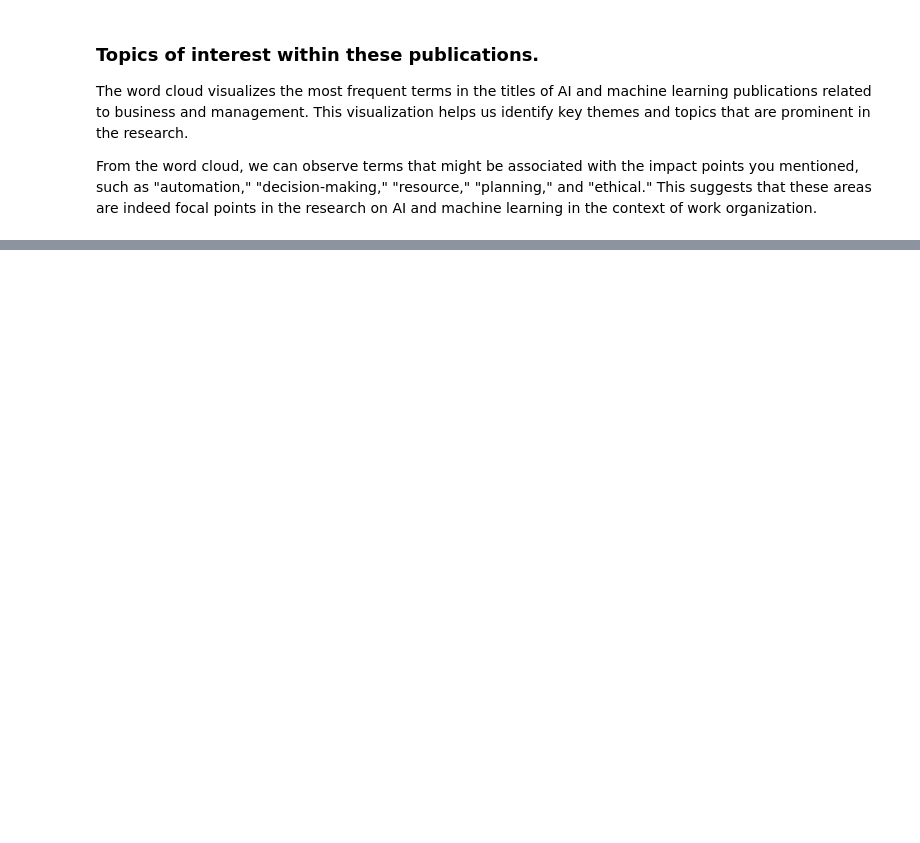
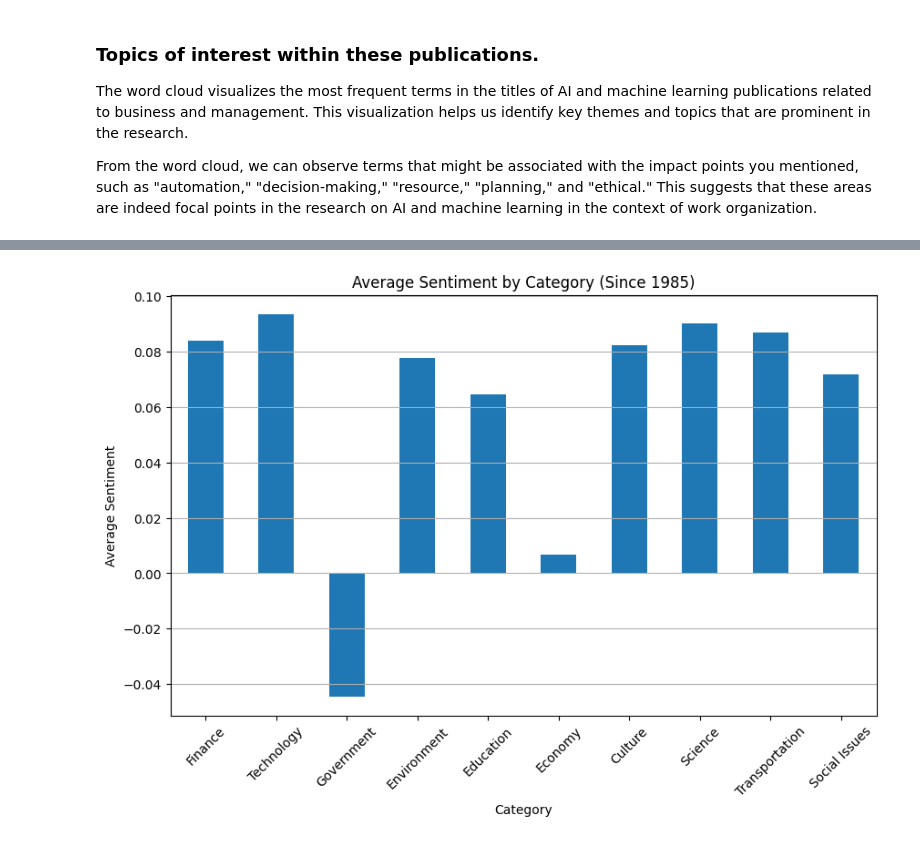
Before and after one commit to Jhonnatan7br/Impact-of-AI-in-organizations, a Jupyter notebook: 3. Data_experiments/1_researchFR.ipynb, the cells around one changed output, grey strips where cells are left out. Drawn from its saved outputs; the diff is of its cells as text; code cells hidden in the pictures; blank space fills up the shorter version.

```diff
--- a/3. Data_experiments/1_researchFR.ipynb
+++ b/3. Data_experiments/1_researchFR.ipynb
@@ -98,0 +137,65 @@ plt.show()
+# %%
+categories = {
+    'Finance': ['finance', 'économie', 'budget', 'fiscal'],
+    'Technology': ['numérique', 'technologie', 'innovation', 'digital'],
+    'Government': ['gouvernement', 'politique', 'législation', 'régulation'],
+    'Environment': ['environnement', 'climat', 'durable', 'écologie'],
+    'Education': ['éducation', 'enseignement', 'école', 'université'],
+    'Economy': ['économique', 'croissance', 'chômage', 'inflation'],
+    'Culture': ['culture', 'art', 'tradition', 'littérature'],
+    'Science': ['science', 'recherche', 'découverte', 'technologie'],
+    'Transportation': ['transport', 'véhicule', 'infrastructure', 'public'],
+    'International Relations': ['diplomatie', 'conflit', 'traité', 'coopération'],
+    'Social Issues': ['social', 'justice', 'droits', 'inégalités']
+}
+# %%
+import pandas as pd
+from textblob import TextBlob
+
+# Filter for English-language documents only and for years >= 1985
+df_filtered = df[(df['Language of Original Document'] == 'English') & (df['Year'] >= 1985)]
+
+# Ensure that the 'Abstract' column does not contain NaN values
+df_filtered = df_filtered.dropna(subset=['Abstract'])
+
+# Function to calculate sentiment polarity
+def calculate_sentiment(text):
+    return TextBlob(text).sentiment.polarity
+
+# Apply the function to each abstract
+df_filtered['Sentiment'] = df_filtered['Abstract'].apply(calculate_sentiment)
+
+# Categorize documents based on keywords
+def categorize_document(text, categories):
+    document_categories = []
+    for category, keywords in categories.items():
+        if any(keyword in text.lower() for keyword in keywords):
+            document_categories.append(category)
+    return document_categories
+
+# Apply categorization
+df_filtered['Categories'] = df_filtered['Abstract'].apply(lambda x: categorize_document(x, categories))
+
+# Prepare data for plotting
+category_sentiment = {}
+for category in categories.keys():
+    # Filter documents that belong to the current category
+    category_docs = df_filtered[df_filtered['Categories'].apply(lambda x: category in x)]
+    if not category_docs.empty:
+        # Calculate average sentiment for the category
+        avg_sentiment = category_docs['Sentiment'].mean()
+        category_sentiment[category] = avg_sentiment
+
+# Convert to DataFrame for plotting
+average_sentiments_df = pd.DataFrame(list(category_sentiment.items()), columns=['Category', 'Average Sentiment'])
+
+# Plotting
+average_sentiments_df.plot(kind='bar', x='Category', y='Average Sentiment', legend=False, figsize=(10, 6))
+plt.title('Average Sentiment by Category (Since 1985)')
+plt.xlabel('Category')
+plt.ylabel('Average Sentiment')
+plt.xticks(rotation=45)
+plt.grid(axis='y')
+plt.show()
+# %% [output]
+[figure, added]
```
Also changed, not shown: parts of 6 cells of this notebook, 3 other files.
